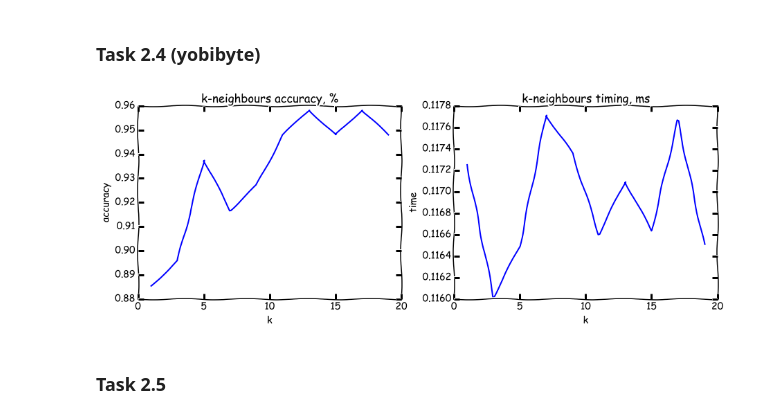
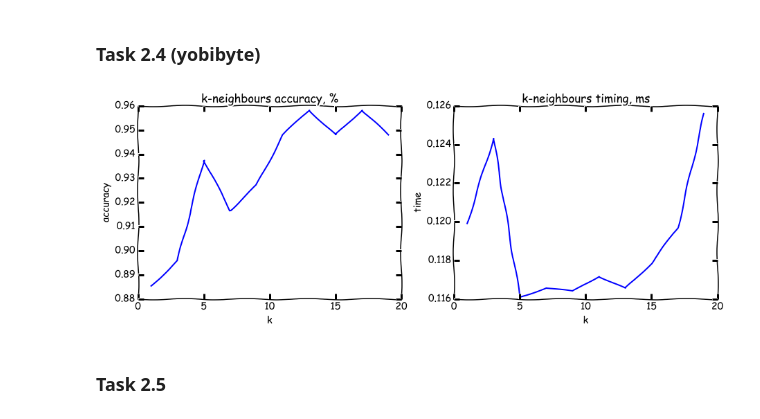
Before and after one commit to liyakun/Pattern-Recognition, a Jupyter notebook: SecondProject/src2.ipynb, the cells around one changed output. Cells and saved outputs as stored; diff of their text form; code cells hidden in the pictures.

Commit message:
change time measurment in nearest neighbour

```diff
--- a/SecondProject/src2.ipynb
+++ b/SecondProject/src2.ipynb
@@ -159,37 +159,42 @@ timing = []
 for k in n:
     st_t = time()
     curr_pred = []
+
+    for p in Xt:
+        dist = [np.abs(np.linalg.norm(tr-p)) for tr in Xtr]
+        neighbours = np.argsort(dist)[:k]
+    timing.append(time()-st_t)
+
     for p in Xt:
         dist = [np.abs(np.linalg.norm(tr-p)) for tr in Xtr]
         neighbours = np.argsort(dist)[:k]
         n_vals = ytr[neighbours]
         #hey! will be strange for even k's
         pred = 1.0 if sum(n_vals) > 0 else -1.0
         curr_pred.append(pred)
-    timing.append(time()-st_t)
     preds.append(curr_pred)
 
 acc = []
 for p in preds:
     corr = [int(i)==int(j) for i,j in zip(yt,p)]
     corr = sum(corr)/(1.0*len(corr))
     acc.append(corr)
 
 fig,axes = subplots(ncols=2, figsize=(15,5))
 ax = axes[0]
 ax2 = axes[1]
 
 ax.set_title('k-neighbours accuracy, %')
 ax.set_xlabel('k')
 ax.set_ylabel('accuracy')
 ax.plot(n, acc);
 
 ax2.set_title('k-neighbours timing, ms')
 ax2.set_xlabel('k')
 ax2.set_ylabel('time')
 ax2.plot(n, timing);
 # %% [output]
-[figure, old version]
+[figure, new version]
 # %% [markdown]
 ### Task 2.5
 # %%
```
Also changed, not shown: parts of 1 cell of this notebook.
